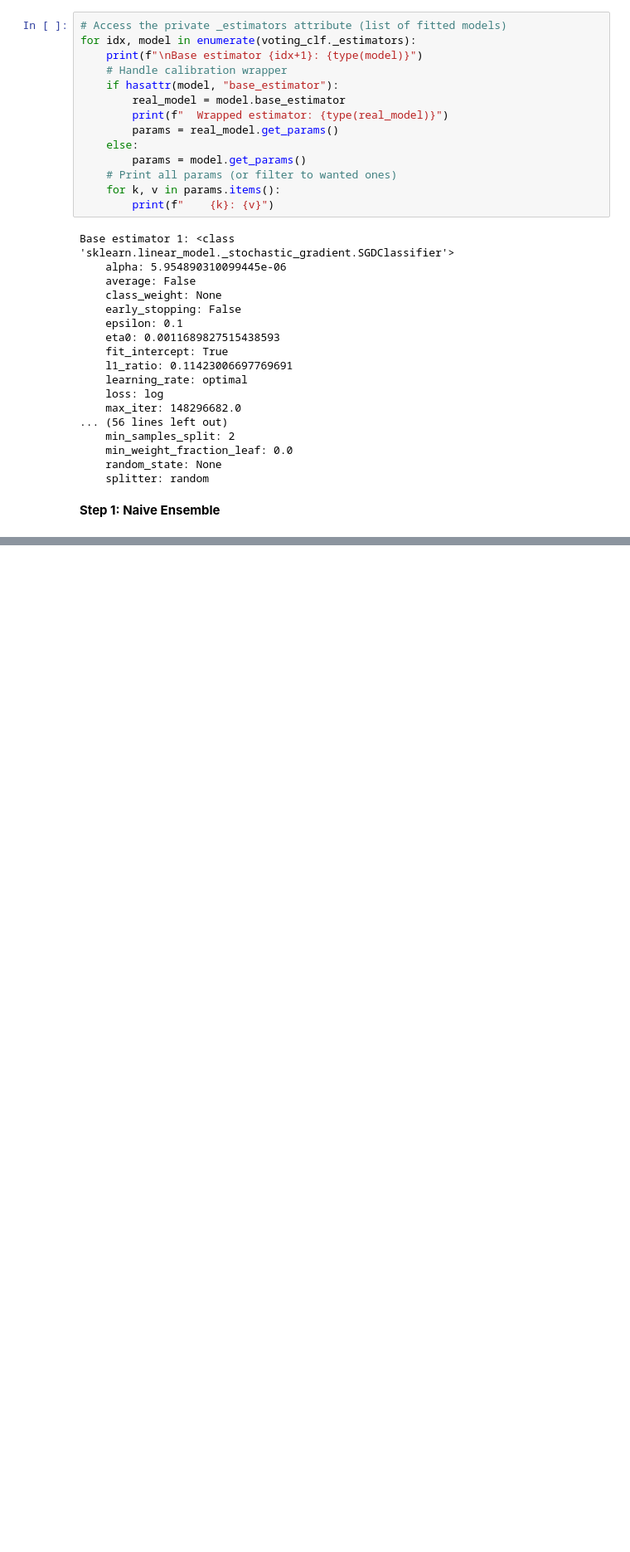
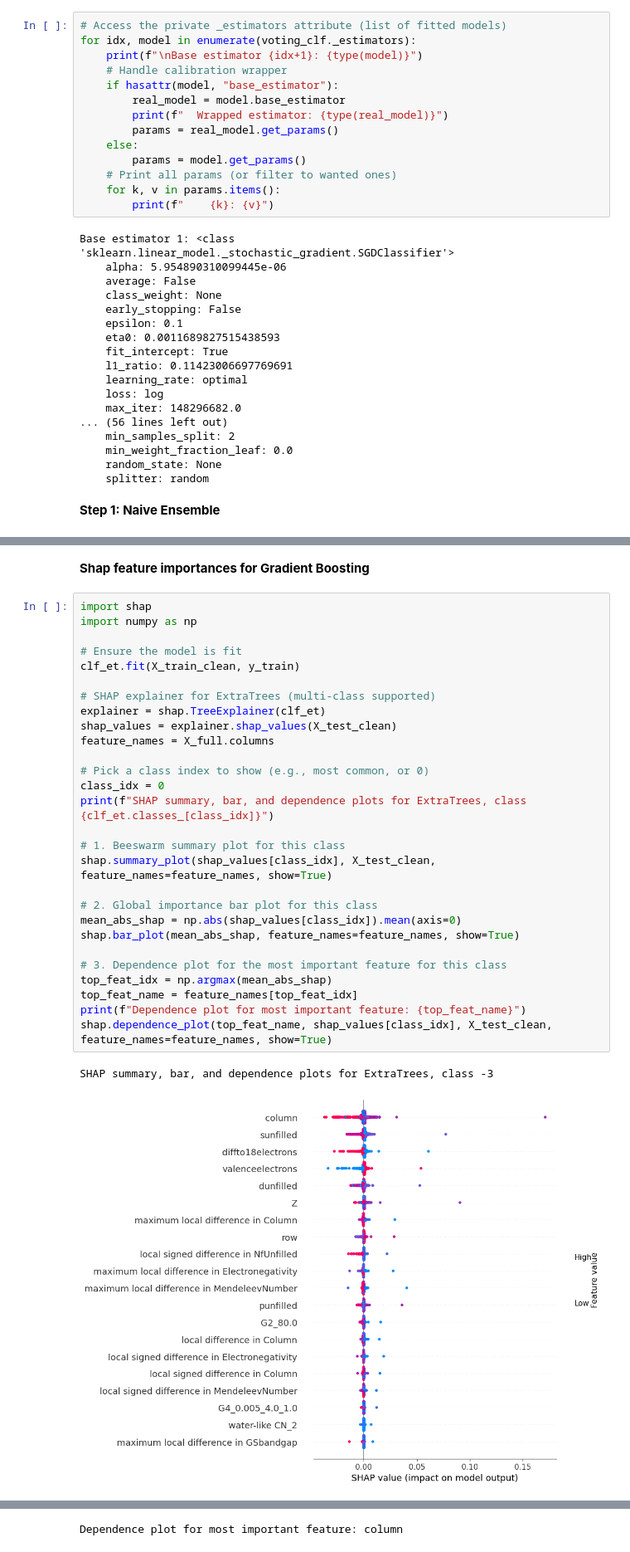
Before and after one commit to submerged-in-matrix/materials-ml-projects-, a Jupyter notebook: Projects/P_5_Oxidation_State_Assignment/P_5_Oxidation_State_Assignment.ipynb, the cells around one changed output, grey strips where cells are left out. Shown at 83% size. Saved outputs shown, nothing was run; the diff lists cells and outputs as text; blank space fills up the shorter version.

```diff
--- a/Projects/P_5_Oxidation_State_Assignment/P_5_Oxidation_State_Assignment.ipynb
+++ b/Projects/P_5_Oxidation_State_Assignment/P_5_Oxidation_State_Assignment.ipynb
@@ -1361,0 +1973,33 @@ weighted avg       0.82      0.79      0.80      1050
+# %% [markdown]
+**Shap feature importances for Gradient Boosting**
+# %%
+import shap
+import numpy as np
+
+# Ensure the model is fit
+clf_et.fit(X_train_clean, y_train)
+
+# SHAP explainer for ExtraTrees (multi-class supported)
+explainer = shap.TreeExplainer(clf_et)
+shap_values = explainer.shap_values(X_test_clean)
+feature_names = X_full.columns
+
+# Pick a class index to show (e.g., most common, or 0)
+class_idx = 0
+print(f"SHAP summary, bar, and dependence plots for ExtraTrees, class {clf_et.classes_[class_idx]}")
+
+# 1. Beeswarm summary plot for this class
+shap.summary_plot(shap_values[class_idx], X_test_clean, feature_names=feature_names, show=True)
+
+# 2. Global importance bar plot for this class
+mean_abs_shap = np.abs(shap_values[class_idx]).mean(axis=0)
+shap.bar_plot(mean_abs_shap, feature_names=feature_names, show=True)
+
+# 3. Dependence plot for the most important feature for this class
+top_feat_idx = np.argmax(mean_abs_shap)
+top_feat_name = feature_names[top_feat_idx]
+print(f"Dependence plot for most important feature: {top_feat_name}")
+shap.dependence_plot(top_feat_name, shap_values[class_idx], X_test_clean, feature_names=feature_names, show=True)
+# %% [output]
+SHAP summary, bar, and dependence plots for ExtraTrees, class -3
+[figure, added]
@@ -1361,0 +2007 @@ weighted avg       0.82      0.79      0.80      1050
+Dependence plot for most important feature: column
```
Also changed, not shown: parts of 19 cells of this notebook, 5 other files.
